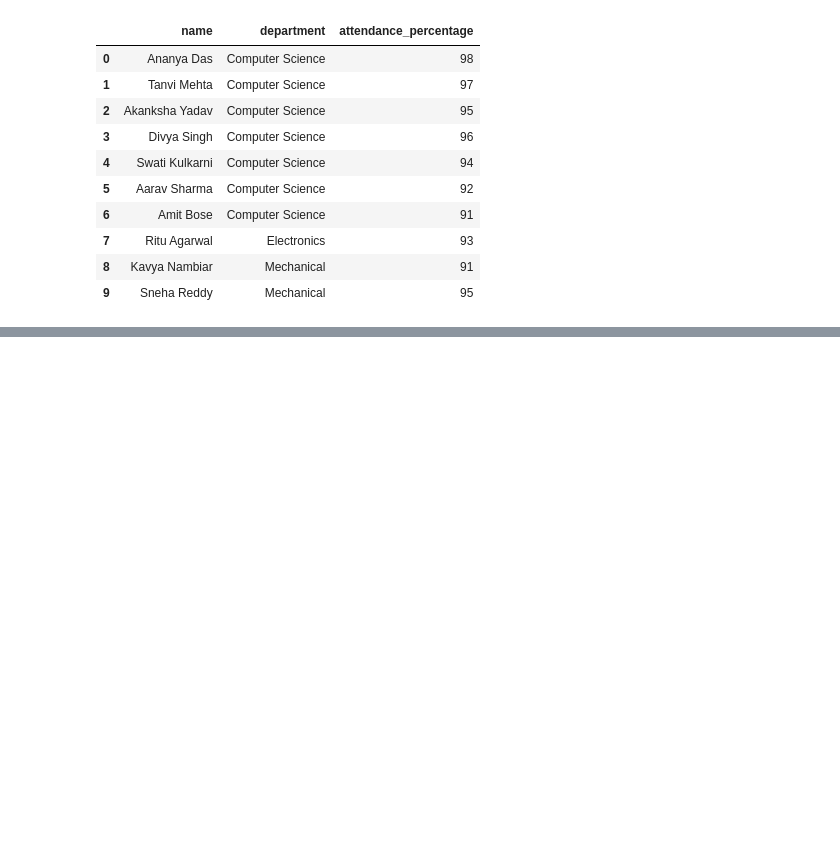
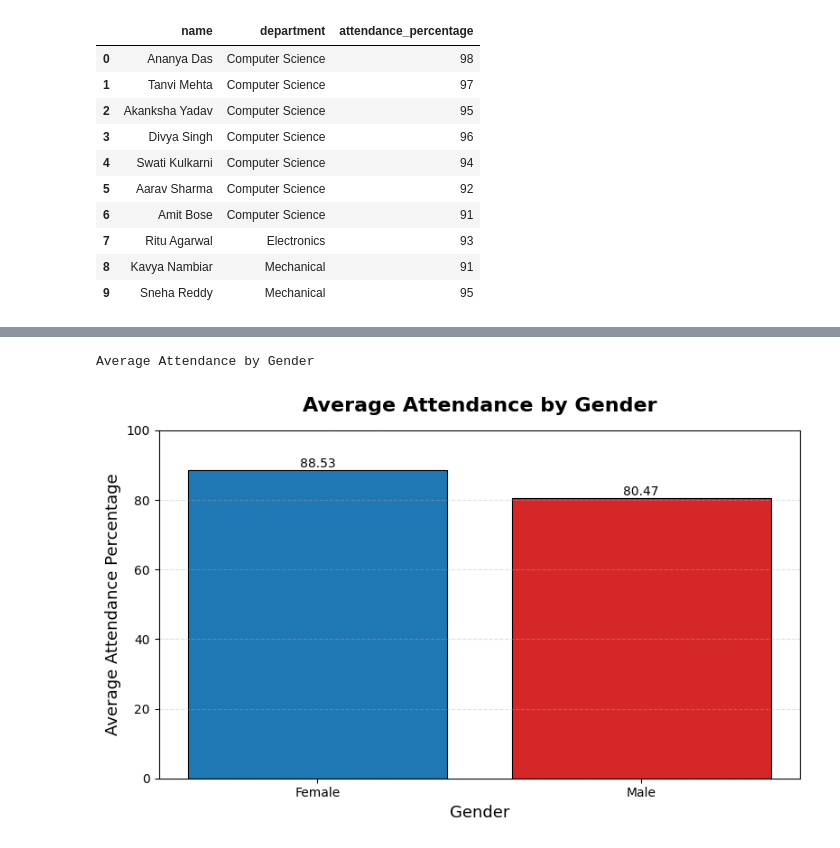
Before and after one commit to Sabarinathan-mb/Data_Engi-Workshop, a Jupyter notebook: Day_2/Day_2.ipynb, the cells around one changed output, grey strips where cells are left out. Saved outputs shown, nothing was run; the diff lists cells and outputs as text; code cells hidden in the pictures; blank space fills up the shorter version.

```diff
--- a/Day_2/Day_2.ipynb
+++ b/Day_2/Day_2.ipynb
@@ -148,0 +148,48 @@ Error executing query: Execution failed on sql 'select gender,count(*) as num_st
+# %%
+import matplotlib.pyplot as plt
+
+# SQL query to get average attendance by gender
+chart2_sql = """
+SELECT gender, ROUND(AVG(attendance_percentage), 2) AS avg_attendance
+FROM students
+GROUP BY gender
+ORDER BY avg_attendance DESC"""
+
+chart2_data = run_query(chart2_sql, "Average Attendance by Gender")
+
+fig, ax = plt.subplots(figsize=(8, 5))
+
+# Define colors for genders
+colors = ['tab:blue', 'tab:']
+
+bars = ax.bar(
+    chart2_data['gender'],
+    chart2_data['avg_attendance'],
+    color=colors,
+    edgecolor='black',
+    linewidth=0.8
+)
+
+# Add labels to the bars
+for bar in bars:
+  height = bar.get_height()
+  ax.text(
+      bar.get_x() + bar.get_width() / 2,
+      height,
+      f'{height:.2f}',
+      ha='center',
+      va='bottom',
+      fontsize=10,
+      color='black'
+  )
+
+ax.set_title('Average Attendance by Gender', fontsize=16, fontweight='bold', pad=15)
+ax.set_xlabel('Gender', fontsize=13)
+ax.set_ylabel('Average Attendance Percentage', fontsize=13)
+ax.set_ylim(0, 100) # Attendance is a percentage
+ax.grid(axis='y', alpha=0.4, linestyle='--')
+plt.tight_layout()
+plt.show()
+# %% [output]
+Average Attendance by Gender
+[figure, added]
```
Also changed, not shown: parts of 7 cells of this notebook.
